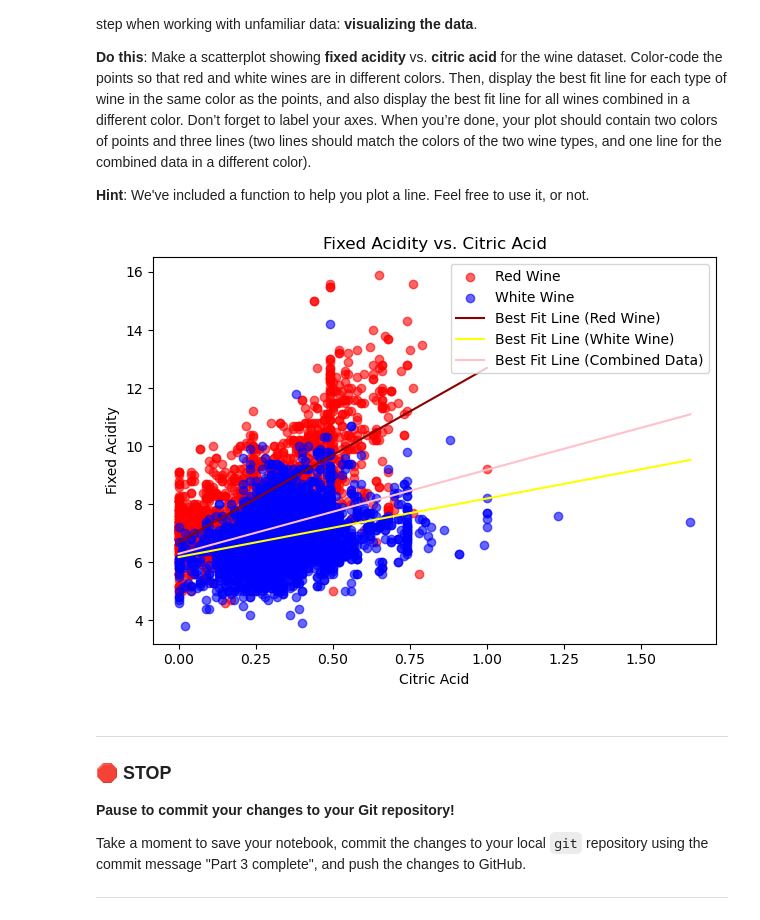
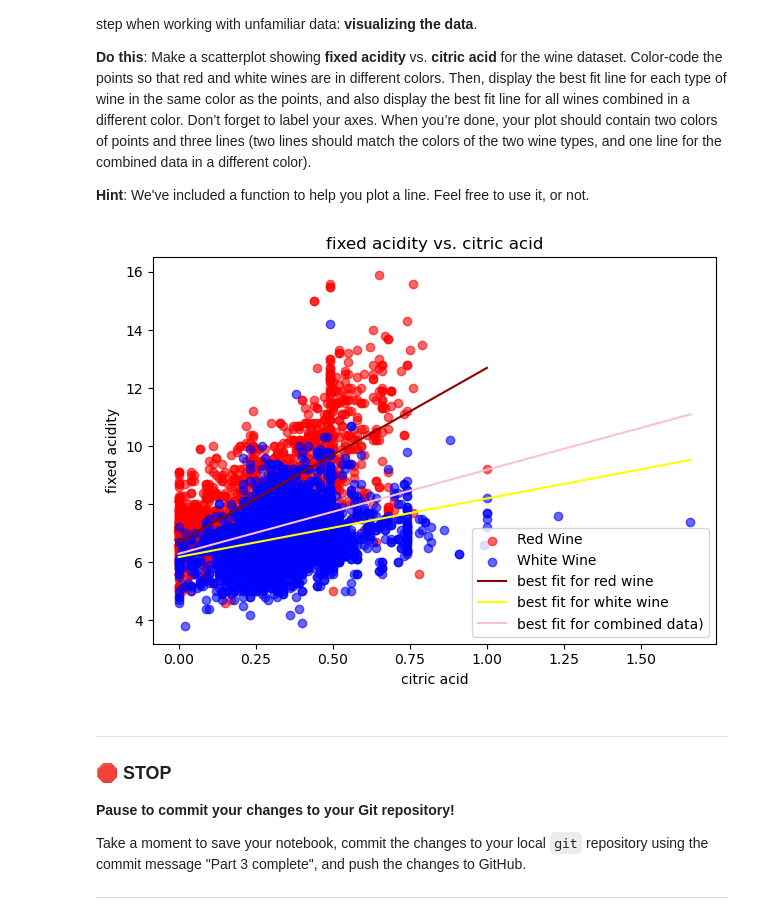
Before and after one commit to ninikvn/CMSE202-f24-turnin, a Jupyter notebook: hw-03/HW-03_Regression-STUDENT (1).ipynb, the cells around one changed output. Drawn from its saved outputs; the diff is of its cells as text; code cells hidden in the pictures.

```diff
--- a/hw-03/HW-03_Regression-STUDENT (1).ipynb
+++ b/hw-03/HW-03_Regression-STUDENT (1).ipynb
@@ -287,39 +287,39 @@ plt.scatter(white_wine["citric acid"], white_wine["fixed acidity"], color="blue"
 
 plot_line(
     slope=6.0036,
     intercept=6.6928,
     xmin=min(red_wine["citric acid"]),
     xmax=max(red_wine["citric acid"]),
     color="darkred",
-    label="Best Fit Line (Red Wine)"
+    label="best fit for red wine"
 )
 
 plot_line(
     slope=2.0165,
     intercept=6.1809,
     xmin=min(white_wine["citric acid"]),
     xmax=max(white_wine["citric acid"]),
     color="yellow",
     label="best fit for white wine"
 )
 
 plot_line(
     slope=2.8944,
     intercept=6.2931,
     xmin=min(red_and_white_merged["citric acid"]),
     xmax=max(red_and_white_merged["citric acid"]),
     color="pink",
-    label="Best Fit Line (Combined Data)"
+    label="best fit for combined data)"
 )
 
-plt.xlabel("Citric Acid")
-plt.ylabel("Fixed Acidity")
-plt.title("Fixed Acidity vs. Citric Acid")
+plt.xlabel("citric acid")
+plt.ylabel("fixed acidity")
+plt.title("fixed acidity vs. citric acid")
 plt.legend()
 plt.tight_layout()
 plt.show()
 # %% [output]
-[figure, old version]
+[figure, new version]
 # %% [markdown]
 ---
 ### &#128721; STOP
```
Also changed, not shown: parts of 10 cells of this notebook.
